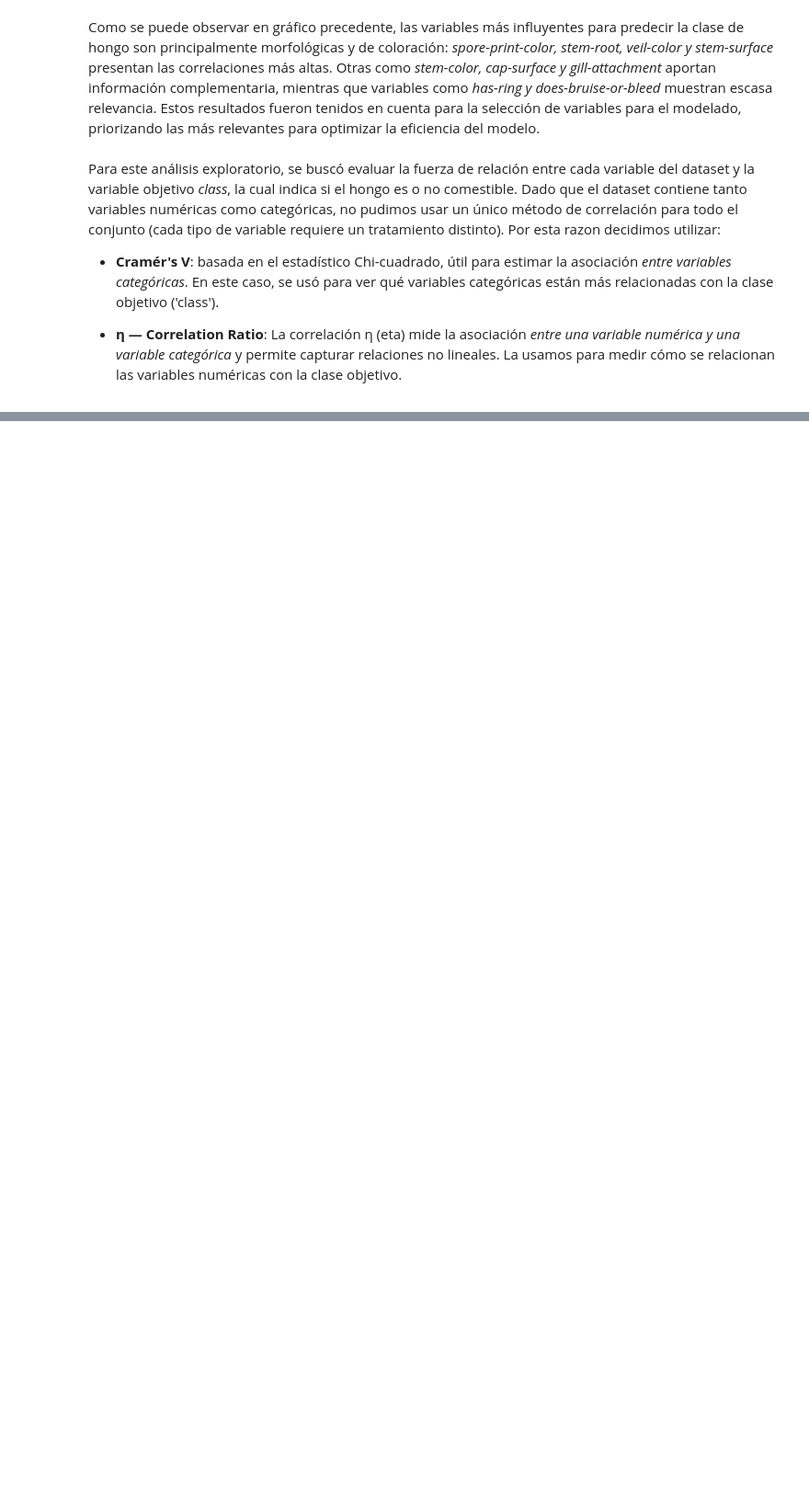
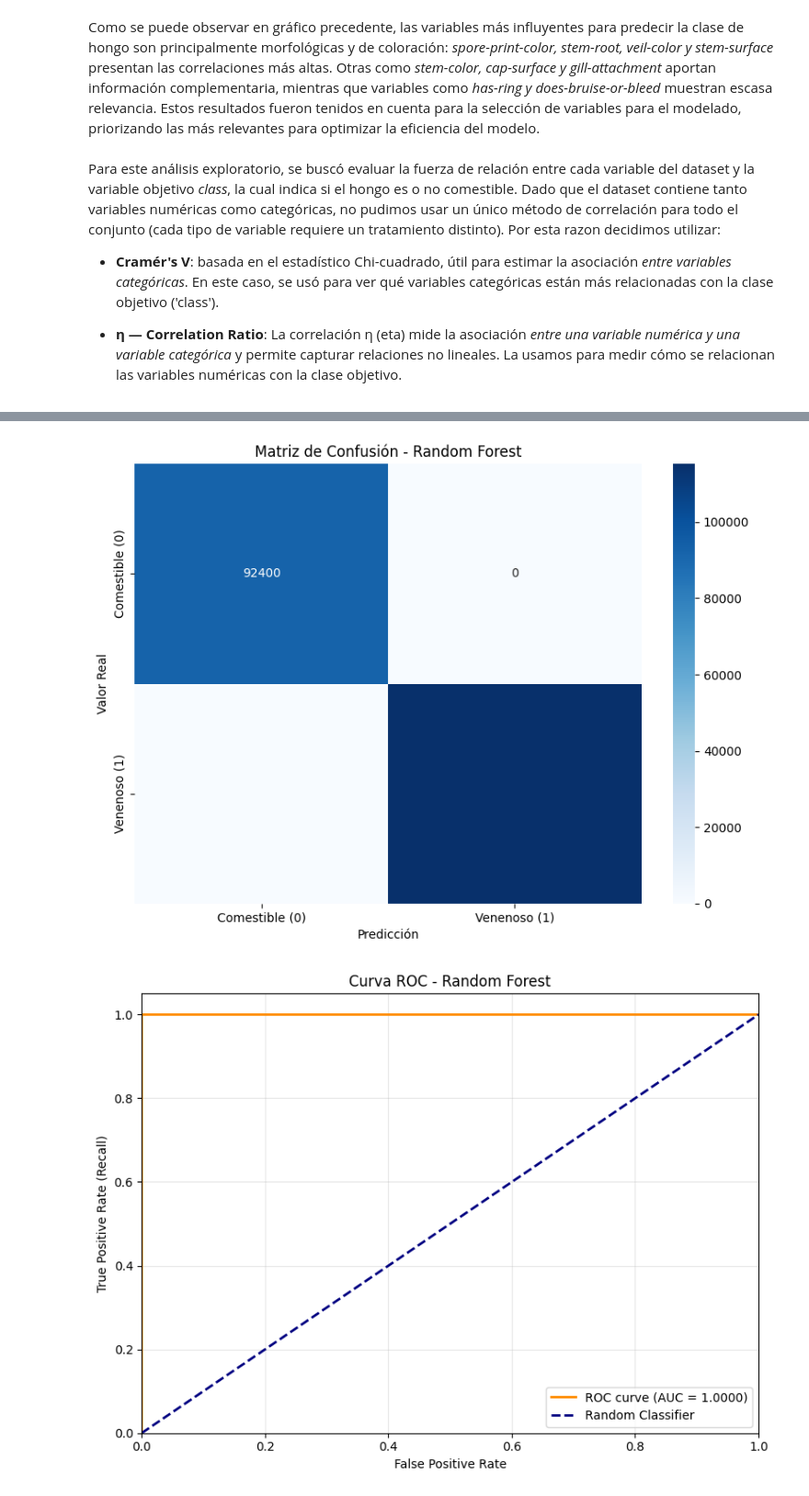
Before and after one commit to agusc4/ceia-ml, a Jupyter notebook: notebook_mushrooms.ipynb, the cells around one changed output, grey strips where cells are left out. Shown at 92% size. Saved outputs shown, nothing was run; the diff lists cells and outputs as text; code cells hidden in the pictures; blank space fills up the shorter version.

```diff
--- a/notebook_mushrooms.ipynb
+++ b/notebook_mushrooms.ipynb
@@ -402,0 +1189,34 @@ Dado que el dataset contiene tanto variables numéricas como categóricas, no pu
+# %%
+RANDOM_STATE = 20
+
+# Obtener los datos preprocesados para Random Forest
+config_rf = model_config['Random Forest']
+X_train_rf = config_rf['X_train']
+X_test_rf = config_rf['X_test']
+y_train_rf = config_rf['y_train']
+y_test_rf = config_rf['y_test']
+
+# Inicializar y entrenar el modelo
+print("Entrenando Random Forest...")
+start_time = time.time()
+
+rf_model = RandomForestClassifier(
+    n_estimators=100,
+    random_state=RANDOM_STATE,
+    max_depth=20,
+    min_samples_split=10,
+    n_jobs=-1  # Usar todos los cores disponibles
+)
+rf_model.fit(X_train_rf, y_train_rf)
+
+training_time = time.time() - start_time
+print(f"Modelo entrenado en {training_time:.2f} segundos")
+
+# Realizar predicciones
+y_pred_rf = rf_model.predict(X_test_rf)
+y_pred_proba_rf = rf_model.predict_proba(X_test_rf)[:, 1]
+
+# Evaluar el modelo
+metrics_rf = evaluate_model(y_test_rf, y_pred_rf, y_pred_proba_rf, "Random Forest")
+metrics_rf['Training Time (s)'] = training_time
+results.append(metrics_rf)
@@ -402,0 +1241,7 @@ Dado que el dataset contiene tanto variables numéricas como categóricas, no pu
+# %%
+# Visualizaciones para Random Forest
+plot_confusion_matrix(y_test_rf, y_pred_rf, "Random Forest")
+plot_roc_curve(y_test_rf, y_pred_proba_rf, "Random Forest")
+# %% [output]
+[figure, added]
+[figure, added]
```
Also changed, not shown: parts of 56 cells of this notebook.
